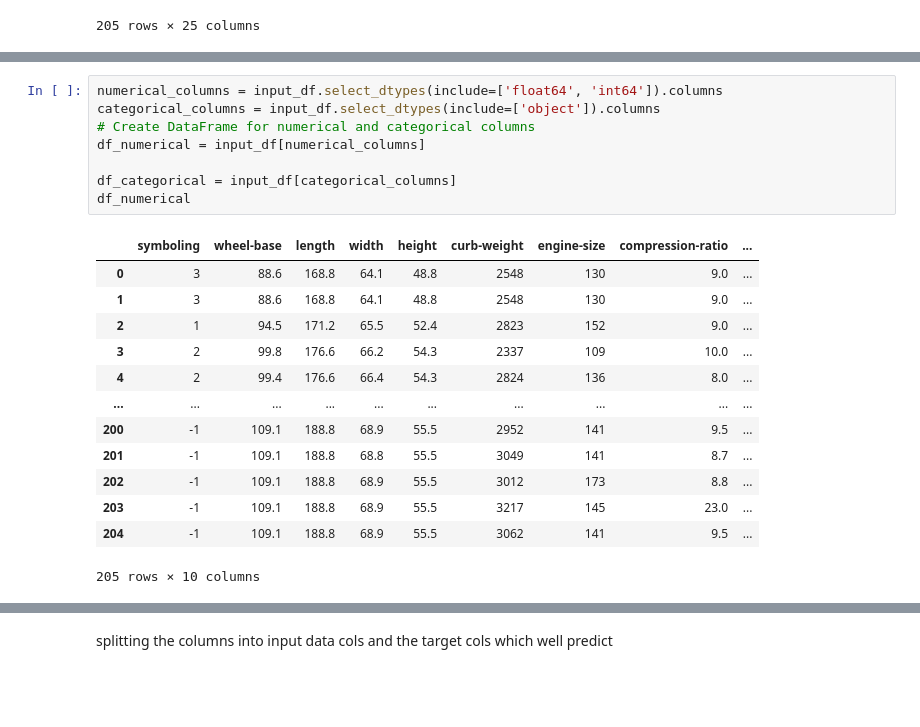
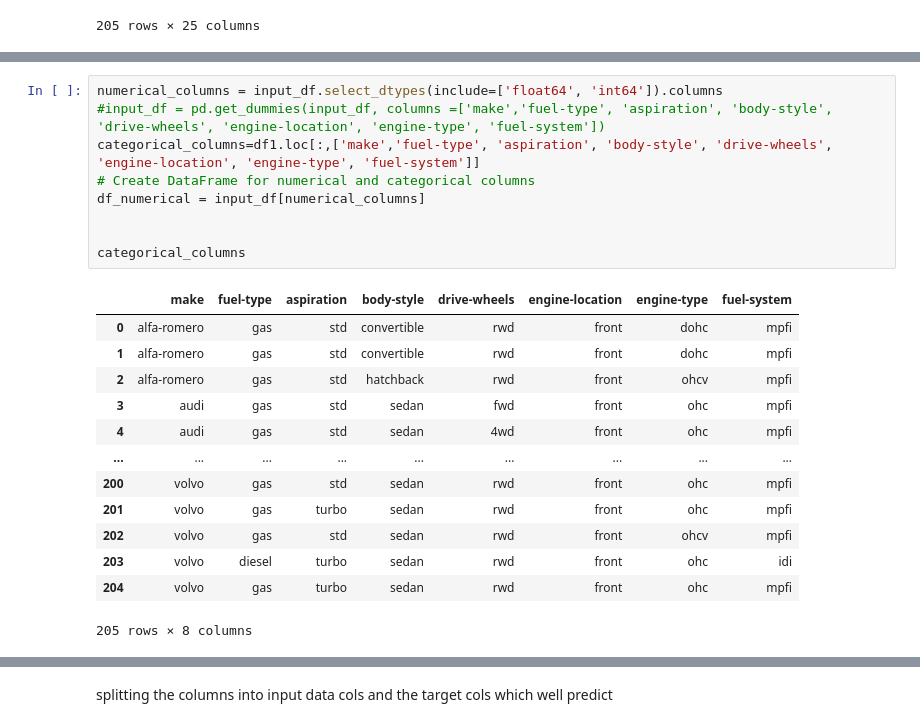
Before and after one commit to Krishil-Parikh/Bazinga_CodeClash, a Jupyter notebook: compute-task-b.ipynb, the cells around one changed output, grey strips where cells are left out. Saved outputs shown, nothing was run; the diff lists cells and outputs as text; blank space fills up the shorter version.

```diff
--- a/compute-task-b.ipynb
+++ b/compute-task-b.ipynb
@@ -137,22 +159,23 @@ input_df
 # %%
 numerical_columns = input_df.select_dtypes(include=['float64', 'int64']).columns
-categorical_columns = input_df.select_dtypes(include=['object']).columns
+#input_df = pd.get_dummies(input_df, columns =['make','fuel-type', 'aspiration', 'body-style', 'drive-wheels', 'engine-location', 'engine-type', 'fuel-system'])
+categorical_columns=df1.loc[:,['make','fuel-type', 'aspiration', 'body-style', 'drive-wheels', 'engine-location', 'engine-type', 'fuel-system']]
 # Create DataFrame for numerical and categorical columns
 df_numerical = input_df[numerical_columns]
 
-df_categorical = input_df[categorical_columns]
-df_numerical
+
+categorical_columns
 # %% [output]
-|  | symboling | wheel-base | length | width | height | curb-weight | engine-size | compression-ratio | ... |
-| 0 | 3 | 88.6 | 168.8 | 64.1 | 48.8 | 2548 | 130 | 9.0 | ... |
-| 1 | 3 | 88.6 | 168.8 | 64.1 | 48.8 | 2548 | 130 | 9.0 | ... |
-| 2 | 1 | 94.5 | 171.2 | 65.5 | 52.4 | 2823 | 152 | 9.0 | ... |
-| 3 | 2 | 99.8 | 176.6 | 66.2 | 54.3 | 2337 | 109 | 10.0 | ... |
-| 4 | 2 | 99.4 | 176.6 | 66.4 | 54.3 | 2824 | 136 | 8.0 | ... |
-| ... | ... | ... | ... | ... | ... | ... | ... | ... | ... |
-| 200 | -1 | 109.1 | 188.8 | 68.9 | 55.5 | 2952 | 141 | 9.5 | ... |
-| 201 | -1 | 109.1 | 188.8 | 68.8 | 55.5 | 3049 | 141 | 8.7 | ... |
-| 202 | -1 | 109.1 | 188.8 | 68.9 | 55.5 | 3012 | 173 | 8.8 | ... |
-| 203 | -1 | 109.1 | 188.8 | 68.9 | 55.5 | 3217 | 145 | 23.0 | ... |
-| 204 | -1 | 109.1 | 188.8 | 68.9 | 55.5 | 3062 | 141 | 9.5 | ... |
+|  | make | fuel-type | aspiration | body-style | drive-wheels | engine-location | engine-type | fuel-system |
+| 0 | alfa-romero | gas | std | convertible | rwd | front | dohc | mpfi |
+| 1 | alfa-romero | gas | std | convertible | rwd | front | dohc | mpfi |
+| 2 | alfa-romero | gas | std | hatchback | rwd | front | ohcv | mpfi |
+| 3 | audi | gas | std | sedan | fwd | front | ohc | mpfi |
+| 4 | audi | gas | std | sedan | 4wd | front | ohc | mpfi |
+| ... | ... | ... | ... | ... | ... | ... | ... | ... |
+| 200 | volvo | gas | std | sedan | rwd | front | ohc | mpfi |
+| 201 | volvo | gas | turbo | sedan | rwd | front | ohc | mpfi |
+| 202 | volvo | gas | std | sedan | rwd | front | ohcv | mpfi |
+| 203 | volvo | diesel | turbo | sedan | rwd | front | ohc | idi |
+| 204 | volvo | gas | turbo | sedan | rwd | front | ohc | mpfi |
-205 rows × 10 columns
+205 rows × 8 columns
```
Also changed, not shown: parts of 19 cells of this notebook.
